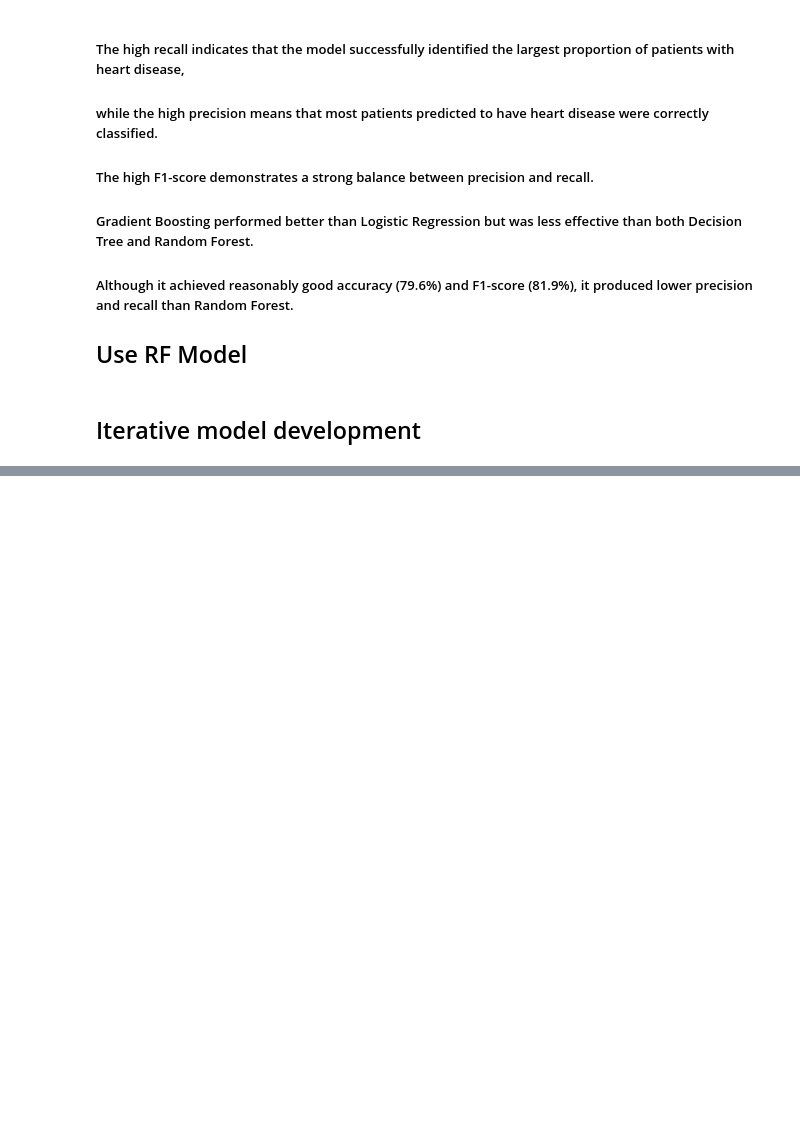
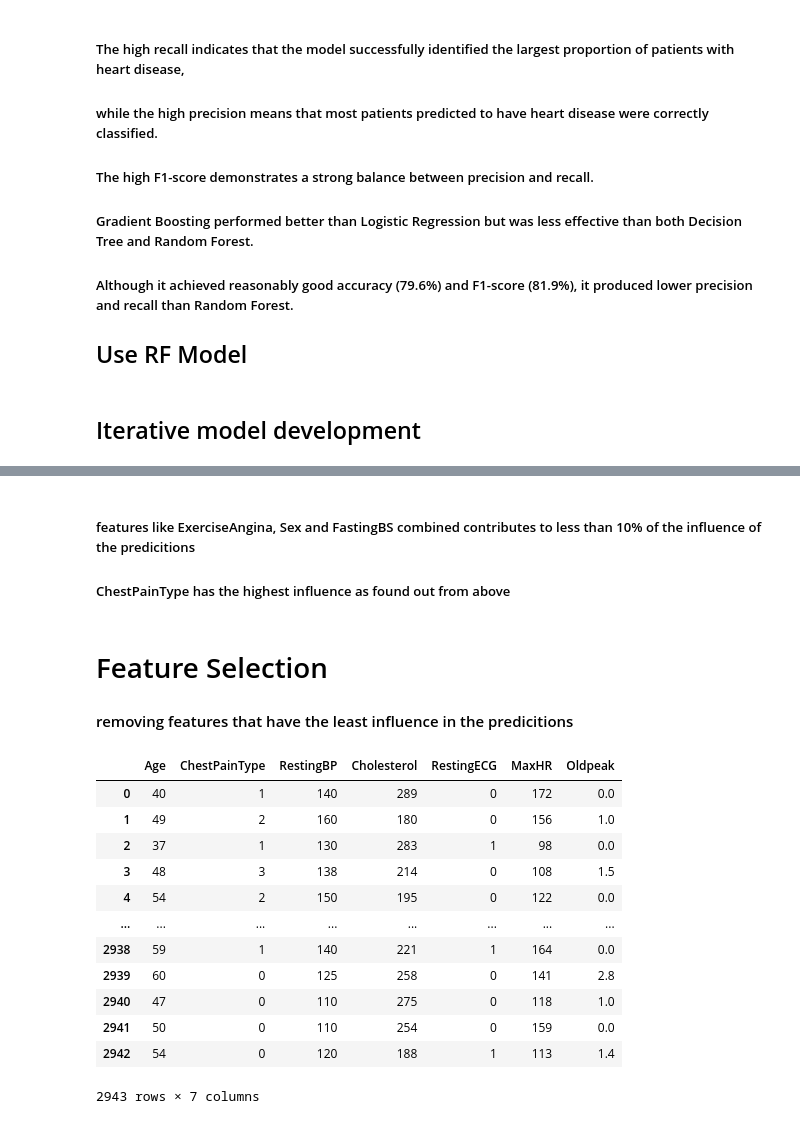
Before and after one commit to AnsonZhu8/MLDP_project, a Jupyter notebook: mldp_project_codes.ipynb, the cells around one changed output, grey strips where cells are left out. Cells and saved outputs as stored; diff of their text form; code cells hidden in the pictures; blank space fills up the shorter version.

```diff
--- a/mldp_project_codes.ipynb
+++ b/mldp_project_codes.ipynb
@@ -537,0 +600,9 @@ results_df
+# %% [markdown]
+##### features like ExerciseAngina, Sex and FastingBS combined contributes to less than 10% of the influence of the predicitions
+##### ChestPainType has the highest influence as found out from above
+# %% [markdown]
+# Feature Selection
+
+#### removing features that have the least influence in the predicitions
+# %%
+col_y = 'HeartDisease'
@@ -537,0 +614,21 @@ results_df
+# %%
+#dropping target value, and also the 3 features that had less than 10% of feature importance
+#not dropping resting ecg as it pushes the overall feature importance pass 90% and that is the threshold that i am using.
+
+col_drop = [col_y,"FastingBS","Sex","ExerciseAngina"]
+X_fs = df.drop(col_drop, axis = 1)
+X_fs
+# %% [output]
+|  | Age | ChestPainType | RestingBP | Cholesterol | RestingECG | MaxHR | Oldpeak |
+| 0 | 40 | 1 | 140 | 289 | 0 | 172 | 0.0 |
+| 1 | 49 | 2 | 160 | 180 | 0 | 156 | 1.0 |
+| 2 | 37 | 1 | 130 | 283 | 1 | 98 | 0.0 |
+| 3 | 48 | 3 | 138 | 214 | 0 | 108 | 1.5 |
+| 4 | 54 | 2 | 150 | 195 | 0 | 122 | 0.0 |
+| ... | ... | ... | ... | ... | ... | ... | ... |
+| 2938 | 59 | 1 | 140 | 221 | 1 | 164 | 0.0 |
+| 2939 | 60 | 0 | 125 | 258 | 0 | 141 | 2.8 |
+| 2940 | 47 | 0 | 110 | 275 | 0 | 118 | 1.0 |
+| 2941 | 50 | 0 | 110 | 254 | 0 | 159 | 0.0 |
+| 2942 | 54 | 0 | 120 | 188 | 1 | 113 | 1.4 |
+2943 rows × 7 columns
```
Also changed, not shown: parts of 6 cells of this notebook.
